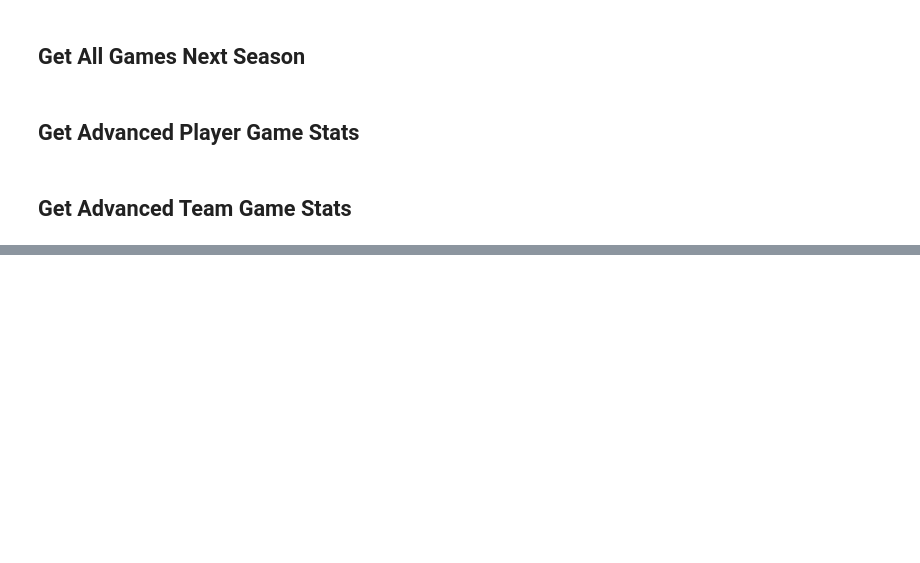
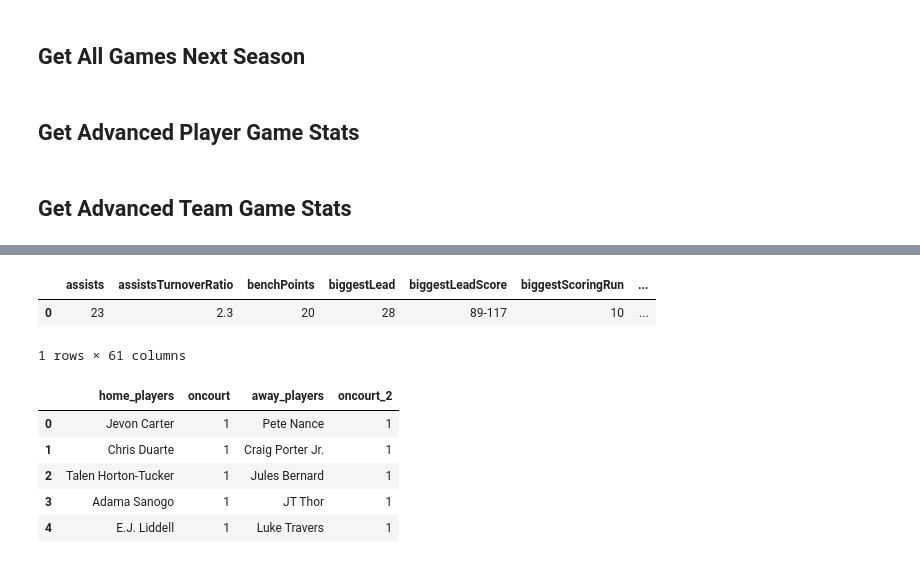
Before and after one commit to DataNerd2021/real-time-nba-stats-app, a Jupyter notebook: API Exploration.ipynb, the cells around one changed output, grey strips where cells are left out. Saved outputs shown, nothing was run; the diff lists cells and outputs as text; code cells hidden in the pictures; blank space fills up the shorter version.

```diff
--- a/API Exploration.ipynb
+++ b/API Exploration.ipynb
@@ -275,0 +291,27 @@ df.iloc[:,48:53]
+# %%
+pd.DataFrame.from_dict(json_obj['game']['homeTeam']['statistics'], orient='index').transpose()
+# %% [output]
+|  | assists | assistsTurnoverRatio | benchPoints | biggestLead | biggestLeadScore | biggestScoringRun | ... |
+| 0 | 23 | 2.3 | 20 | 28 | 89-117 | 10 | ... |
+1 rows × 61 columns
+# %%
+import duckdb
+
+duckdb.sql("""
+           WITH unnested_arrays AS (
+           SELECT UNNEST(home_players) AS home_players, UNNEST(away_players) AS away_players
+           FROM read_json("Game Statistics/0012400070_2024-10-19.jsonl", auto_detect = True))
+
+           SELECT
+               home_players.name AS home_players, home_players.oncourt,
+               away_players.name AS away_players, away_players.oncourt
+           FROM unnested_arrays
+           WHERE home_players.oncourt = 1 AND away_players.oncourt = 1
+           """).to_df()
+# %% [output]
+|  | home_players | oncourt | away_players | oncourt_2 |
+| 0 | Jevon Carter | 1 | Pete Nance | 1 |
+| 1 | Chris Duarte | 1 | Craig Porter Jr. | 1 |
+| 2 | Talen Horton-Tucker | 1 | Jules Bernard | 1 |
+| 3 | Adama Sanogo | 1 | JT Thor | 1 |
+| 4 | E.J. Liddell | 1 | Luke Travers | 1 |
```
Also changed, not shown: parts of 2 cells of this notebook, 8 other files.
